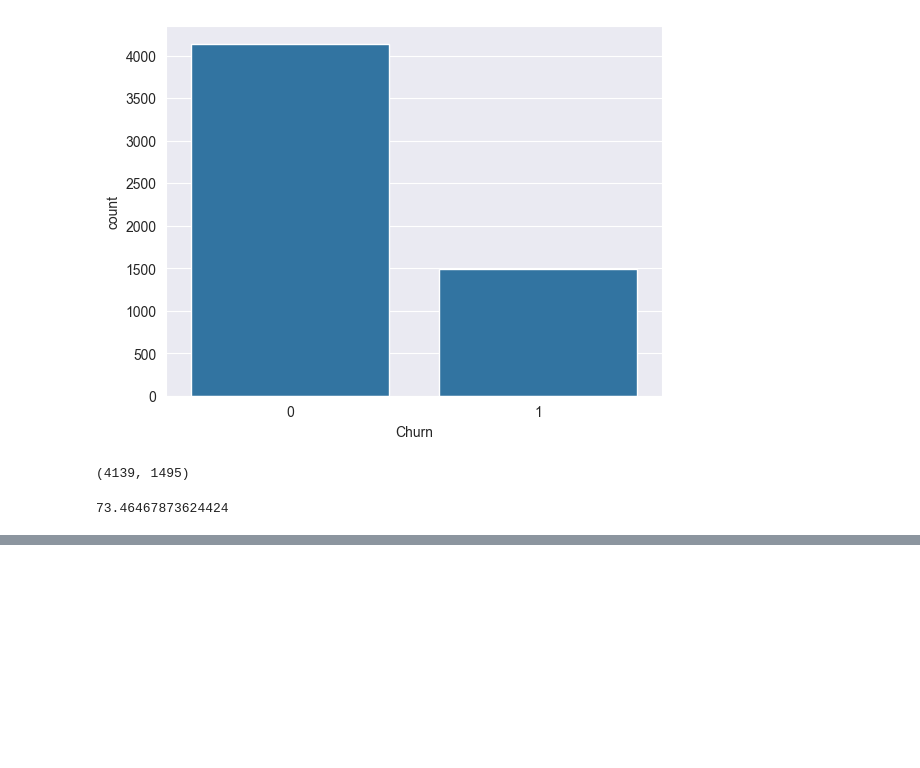
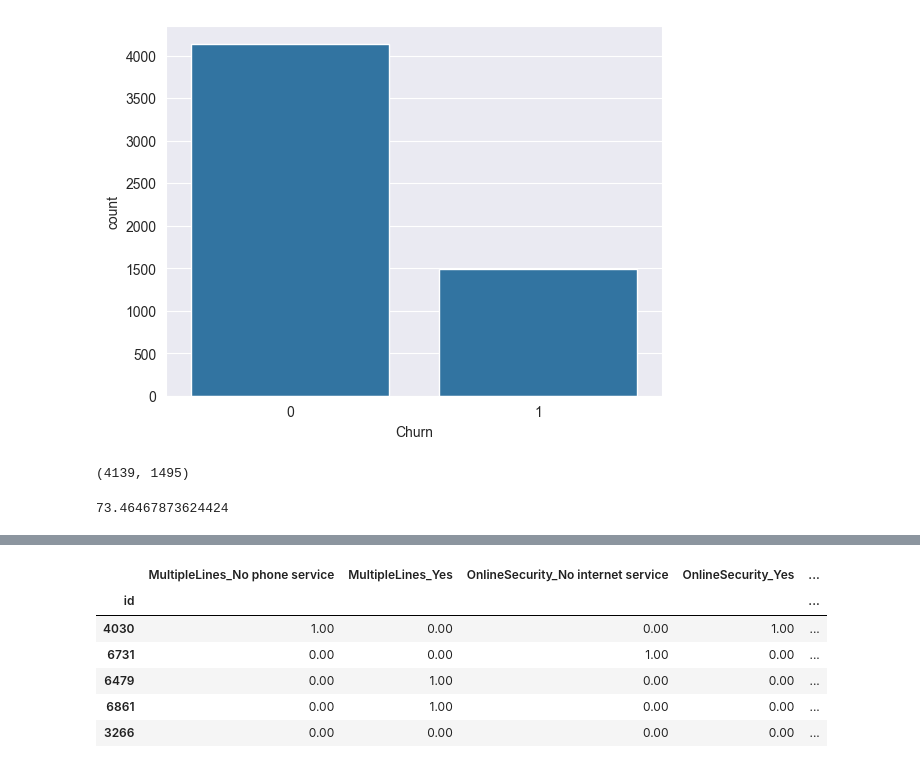
Before and after one commit to luismendoncafsilva/Supervised_Classification_Project, a Jupyter notebook: churn_analysis.ipynb, the cells around one changed output, grey strips where cells are left out. Cells and saved outputs as stored; diff of their text form; code cells hidden in the pictures; blank space fills up the shorter version.

```diff
--- a/churn_analysis.ipynb
+++ b/churn_analysis.ipynb
@@ -287,0 +480,11 @@ len(df_clientes.loc[df_clientes['Churn'] == 0]), len(df_clientes[df_clientes['Ch
+# %%
+df_ohe_transformadas = pd.DataFrame(data=encoded_data, columns=ohe.get_feature_names_out(), index=df_clientes.index)
+df_ohe_transformadas.head()
+# %% [output]
+|  | MultipleLines_No phone service | MultipleLines_Yes | OnlineSecurity_No internet service | OnlineSecurity_Yes | ... |
+| id |  |  |  |  | ... |
+| 4030 | 1.00 | 0.00 | 0.00 | 1.00 | ... |
+| 6731 | 0.00 | 0.00 | 1.00 | 0.00 | ... |
+| 6479 | 0.00 | 1.00 | 0.00 | 0.00 | ... |
+| 6861 | 0.00 | 1.00 | 0.00 | 0.00 | ... |
+| 3266 | 0.00 | 0.00 | 0.00 | 0.00 | ... |
```
Also changed, not shown: parts of 19 cells of this notebook.
